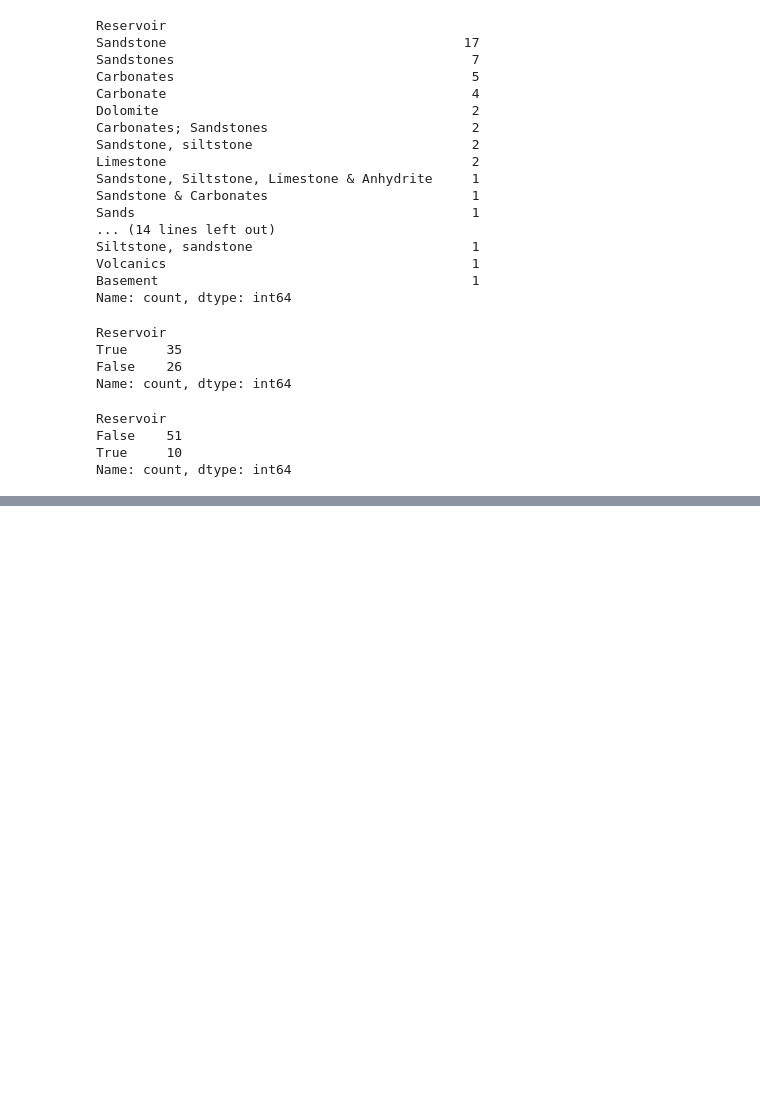
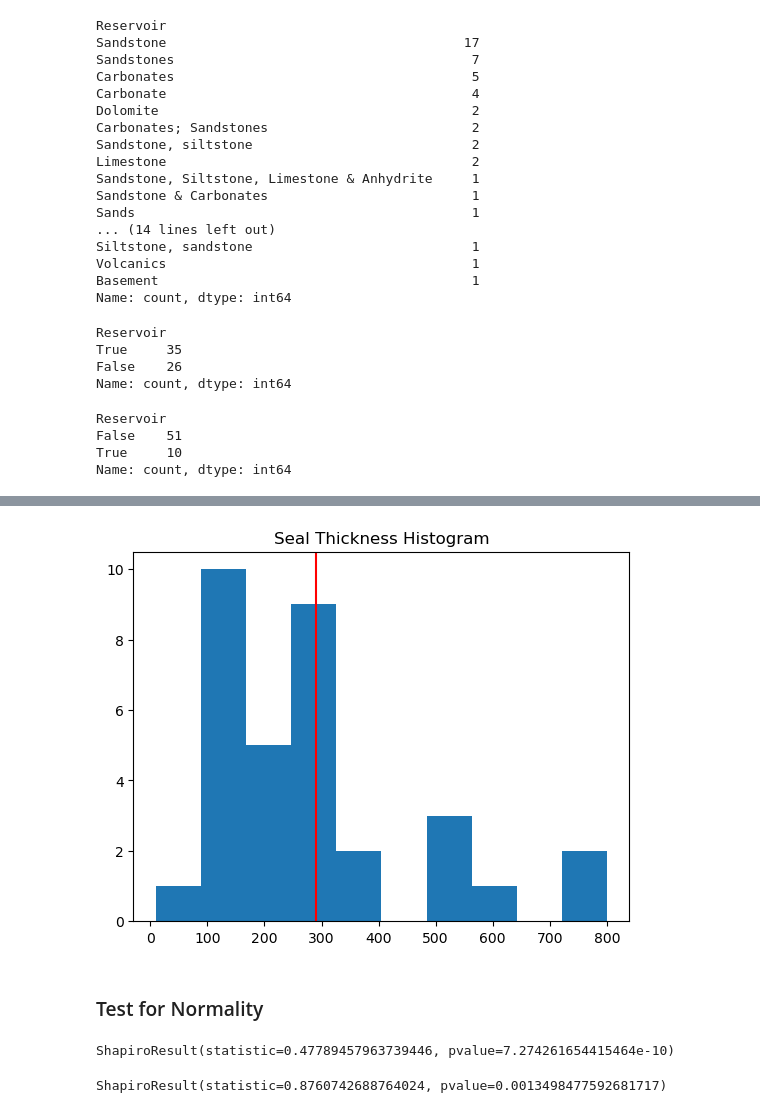
Before and after one commit to lilycastiel/thesis-cgs, a Jupyter notebook: SQ1.ipynb, the cells around one changed output, grey strips where cells are left out. Drawn from its saved outputs; the diff is of its cells as text; code cells hidden in the pictures; blank space fills up the shorter version.

```diff
--- a/SQ1.ipynb
+++ b/SQ1.ipynb
@@ -536,0 +496,16 @@ sum(miocic['Seal thickness'].isna())/len(miocic)
+# %%
+plt.hist(miocic[miocic['Seal thickness']<1000]['Seal thickness'])
+plt.axvline(miocic['Seal thickness'].median(), c='red')
+plt.title('Seal Thickness Histogram');
+# %% [output]
+[figure, added]
+# %% [markdown]
+### Test for Normality
+# %%
+shapiro(miocic['Seal thickness'], nan_policy='omit')
+# %% [output]
+ShapiroResult(statistic=0.47789457963739446, pvalue=7.274261654415464e-10)
+# %%
+shapiro(miocic[miocic['Seal thickness']<1000]['Seal thickness'], nan_policy='omit')
+# %% [output]
+ShapiroResult(statistic=0.8760742688764024, pvalue=0.0013498477592681717)
```
Also changed, not shown: parts of 66 cells of this notebook, 1 other file.
